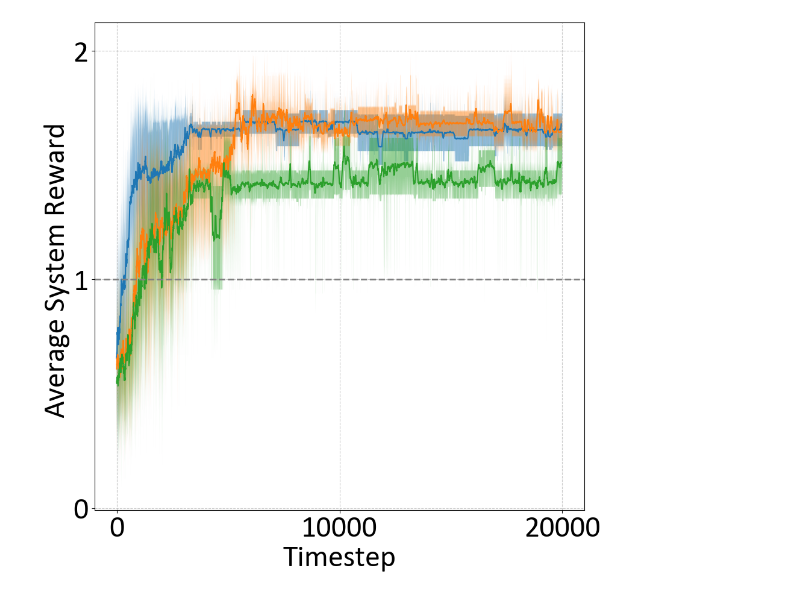
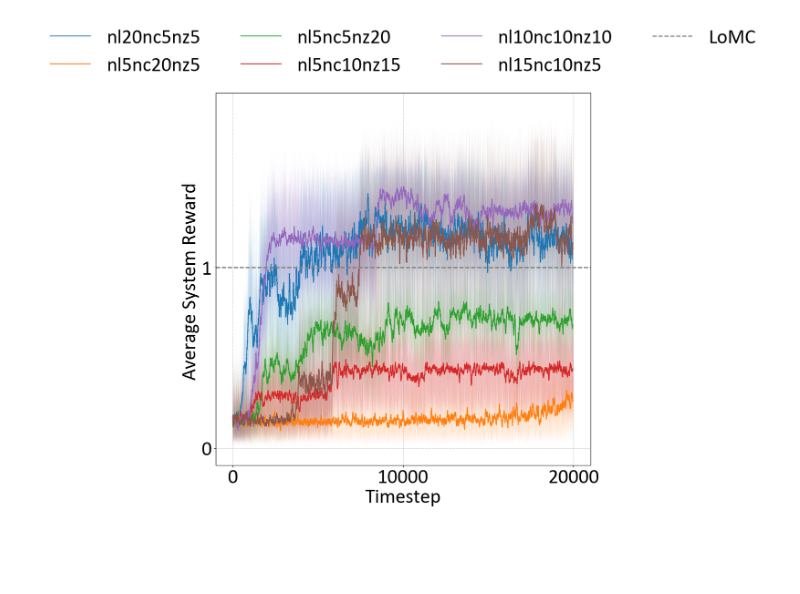
Before and after one commit to akhimoche/coop-form-marl, a Jupyter notebook: graph_test.ipynb, the cells around one changed output. Cells and saved outputs as stored; diff of their text form; code cells hidden in the pictures; blank space fills up the shorter version.

```diff
--- a/graph_test.ipynb
+++ b/graph_test.ipynb
@@ -8,16 +8,35 @@ plt.rc('font', family='calibri', size=12)
 # set parameters
 
 # 50%
-nl1 = 6
-ns1 = 10
+nl1 = 20
+nc1 = 5
+nz1 = 5
 
 # 100%
-nl2 = 8
-ns2 = 8
+nl2 = 5
+nc2 = 20
+nz2 = 5
 
 # 150%
-nl3 = 10
-ns3 = 6
+nl3 = 5
+nc3 = 5
+nz3 = 20
+
+# 150%
+nl4 = 5
+nc4 = 10
+nz4 = 15
+
+# 150%
+nl5 = 10
+nc5 = 10
+nz5 = 10
+
+# 150%
+nl6 = 15
+nc6 = 10
+nz6 = 5
+
 z_level= 1
 
 def moving_average(arr, window_size):
@@ -32,50 +51,73 @@ def moving_average(arr, window_size):
 
 
 # load simulation results
-cum_rew_1 = np.load(f'data/base_comm_dummy/nl{nl1}ns{ns1}t{8}_cum_rew.npy')
+cum_rew_1 = np.load(f'data/base_comm_mixed/nl{nl1}nc{nc1}nz{nz1}t{8}_cum_rew.npy')
 mean1 = np.mean(cum_rew_1, axis=0) # average over sims
 s_dev1 = np.std(cum_rew_1, axis=0)
 lower_bound1 = mean1 - z_level * (s_dev1 / np.sqrt(cum_rew_1.shape[0]))
 upper_bound1 = mean1 + z_level  * (s_dev1 / np.sqrt(cum_rew_1.shape[0]))
 
-cum_rew_2 = np.load(f'data/base_comm_dummy/nl{nl2}ns{ns2}t{8}_cum_rew.npy')
+cum_rew_2 = np.load(f'data/base_comm_mixed/nl{nl2}nc{nc2}nz{nz2}t{8}_cum_rew.npy')
 mean2 = np.mean(cum_rew_2, axis=0) # average over sims
 s_dev2 = np.std(cum_rew_2, axis=0)
 lower_bound2 = mean2 - z_level  * (s_dev2 / np.sqrt(cum_rew_2.shape[0]))
 upper_bound2 = mean2 + z_level  * (s_dev2 / np.sqrt(cum_rew_2.shape[0]))
 
-cum_rew_3 = np.load(f'data/base_comm_dummy/nl{nl3}ns{ns3}t{8}_cum_rew.npy')
+cum_rew_3 = np.load(f'data/base_comm_mixed/nl{nl3}nc{nc3}nz{nz3}t{8}_cum_rew.npy')
 mean3 = np.mean(cum_rew_3, axis=0) # average over sims
 s_dev3 = np.std(cum_rew_3, axis=0)
 lower_bound3 = mean3 - z_level  * (s_dev3 / np.sqrt(cum_rew_3.shape[0]))
 upper_bound3 = mean3 + z_level  * (s_dev3 / np.sqrt(cum_rew_3.shape[0]))
+
+cum_rew_4 = np.load(f'data/base_comm_mixed/nl{nl4}nc{nc4}nz{nz4}t{8}_cum_rew.npy')
+mean4 = np.mean(cum_rew_4, axis=0) # average over sims
+s_dev4 = np.std(cum_rew_4, axis=0)
+lower_bound4 = mean4 - z_level  * (s_dev4 / np.sqrt(cum_rew_4.shape[0]))
+upper_bound4 = mean4 + z_level  * (s_dev4 / np.sqrt(cum_rew_4.shape[0]))
+
+cum_rew_5 = np.load(f'data/base_comm_mixed/nl{nl5}nc{nc5}nz{nz5}t{8}_cum_rew.npy')
+mean5 = np.mean(cum_rew_5, axis=0) # average over sims
+s_dev5 = np.std(cum_rew_5, axis=0)
+lower_bound5 = mean5 - z_level  * (s_dev5 / np.sqrt(cum_rew_5.shape[0]))
+upper_bound5 = mean5 + z_level  * (s_dev5 / np.sqrt(cum_rew_5.shape[0]))
+
+cum_rew_6 = np.load(f'data/base_comm_mixed/nl{nl6}nc{nc6}nz{nz6}t{8}_cum_rew.npy')
+mean6= np.mean(cum_rew_6, axis=0) # average over sims
+s_dev6 = np.std(cum_rew_6, axis=0)
+lower_bound6 = mean6 - z_level  * (s_dev6 / np.sqrt(cum_rew_6.shape[0]))
+upper_bound6 = mean6 + z_level  * (s_dev6 / np.sqrt(cum_rew_6.shape[0]))
 
 fs = 36
 
 # plot cum rew graphs
 plt.xlabel('Timestep', fontsize=fs)
 plt.ylabel('Average System Reward ', fontsize=fs)
 
 plt.xticks(np.arange(0, 20000+1, 10000))  # ticks at -1, -0.5, 0, 0.5, 1
 plt.yticks(np.linspace(0.0, 4.0, 5))  # ticks at -1, -0.5, 0, 0.5, 1
 
 plt.xticks(fontsize=fs)  # Adjust the fontsize as needed
 plt.yticks(fontsize=fs)  # Adjust the fontsize as needed
 
-plt.plot(moving_average(mean1,50), label='k=5')
-plt.plot(moving_average(mean2,50), label='k=10')
-plt.plot(moving_average(mean3,50), label='k=15')
-plt.fill_between(range(len(mean1)), lower_bound1, upper_bound1, alpha=0.5)
-plt.fill_between(range(len(mean2)), lower_bound2, upper_bound2, alpha=0.5)
-plt.fill_between(range(len(mean3)), lower_bound3, upper_bound3, alpha=0.5)
-
+plt.plot(moving_average(mean1,50), label=f'nl{nl1}nc{nc1}nz{nz1}')
+plt.plot(moving_average(mean2,50), label=f'nl{nl2}nc{nc2}nz{nz2}')
+plt.plot(moving_average(mean3,50), label=f'nl{nl3}nc{nc3}nz{nz3}')
+plt.plot(moving_average(mean4,50), label=f'nl{nl4}nc{nc4}nz{nz4}')
+plt.plot(moving_average(mean5,50), label=f'nl{nl5}nc{nc5}nz{nz5}')
+plt.plot(moving_average(mean6,50), label=f'nl{nl6}nc{nc6}nz{nz6}')
+plt.fill_between(range(len(mean1)), lower_bound1, upper_bound1, alpha=0.3)
+plt.fill_between(range(len(mean2)), lower_bound2, upper_bound2, alpha=0.3)
+plt.fill_between(range(len(mean3)), lower_bound3, upper_bound3, alpha=0.3)
+plt.fill_between(range(len(mean4)), lower_bound4, upper_bound4, alpha=0.3)
+plt.fill_between(range(len(mean5)), lower_bound5, upper_bound5, alpha=0.3)
+plt.fill_between(range(len(mean6)), lower_bound6, upper_bound6, alpha=0.3)
 
 
 fig = plt.gcf()
-fig.set_size_inches(10.5, 10.5)
+fig.set_size_inches(12, 12)
 plt.axhline(y=1, color='grey', linestyle='--', linewidth=2, label='LoMC')
-#legend = plt.legend(loc='upper center', bbox_to_anchor=(0.5, 1.22), fontsize=fs, ncol=2,frameon =False )
+legend = plt.legend(loc='upper center', bbox_to_anchor=(0.5, 1.22), fontsize=fs, ncol=4,frameon =False )
 plt.grid(True, linestyle='--', alpha=0.7)
 # %% [output]
-[figure, old version]
+[figure, new version]
 # %%
```
Also changed, not shown: parts of 3 cells of this notebook.
